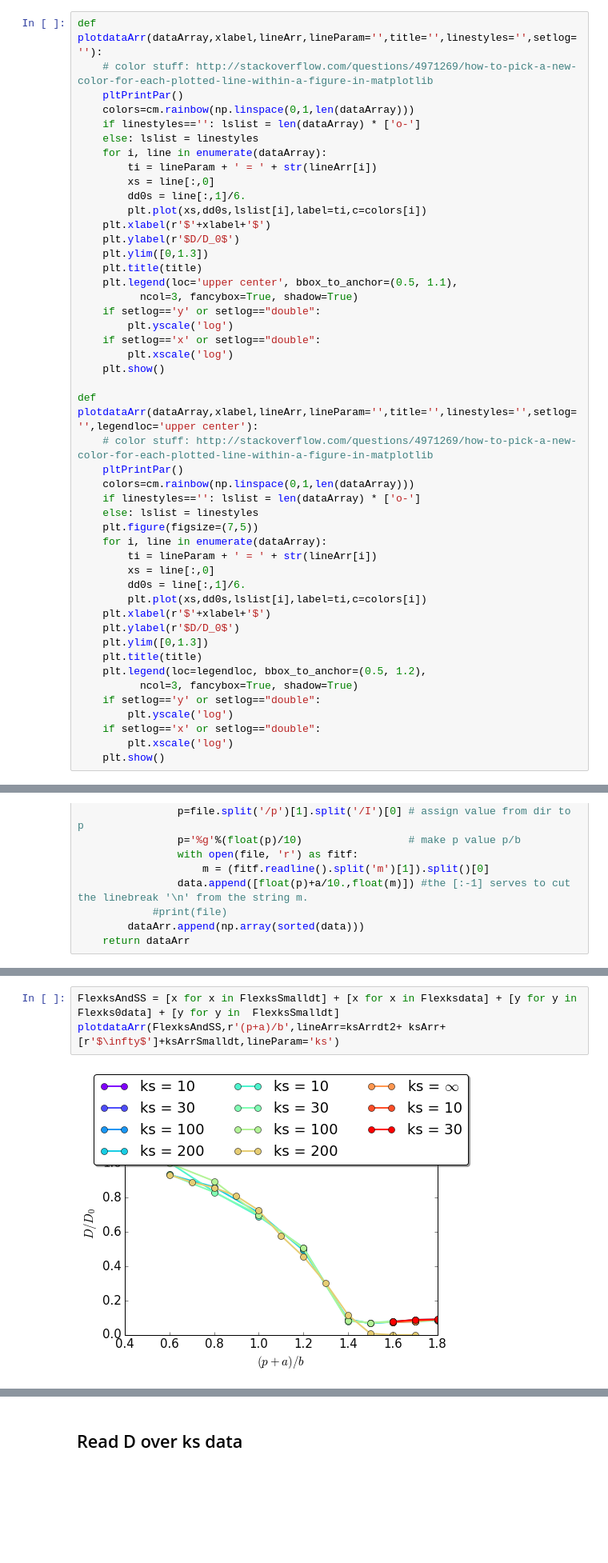
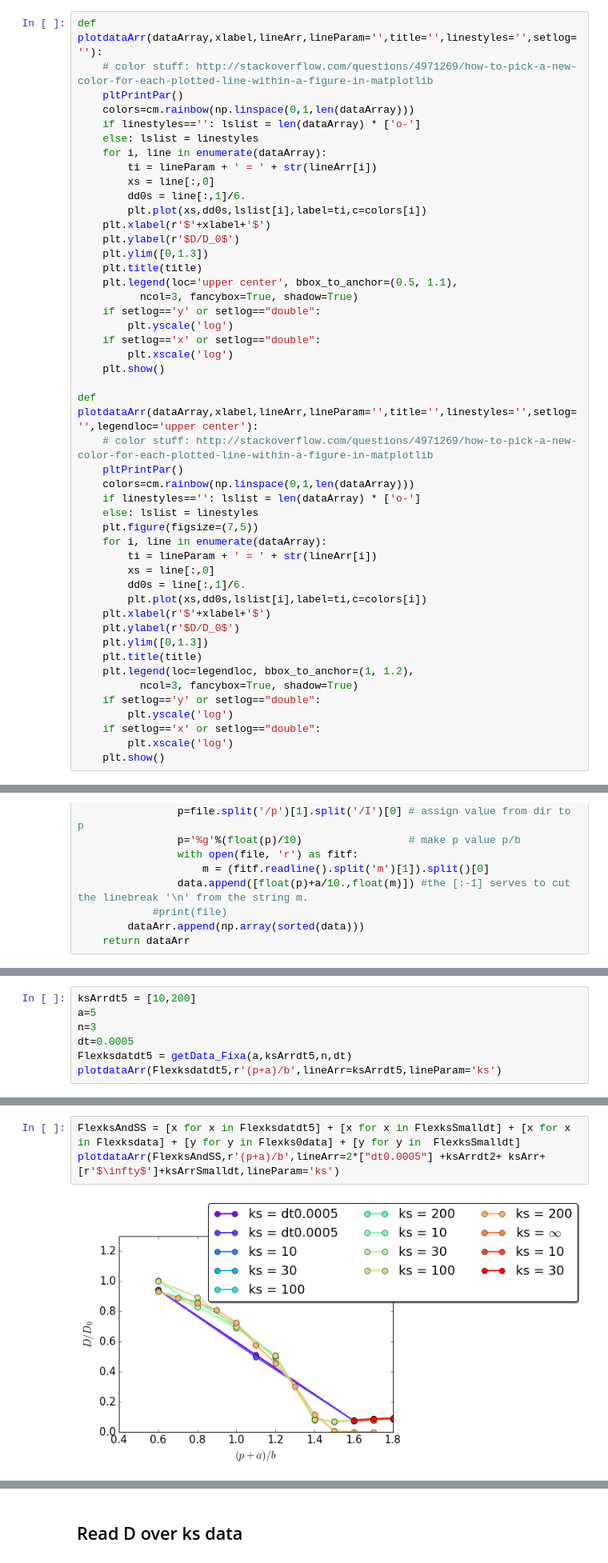
Before and after one commit to JohannHansing/iPythonNB, a Jupyter notebook: Flexible/Flexible.ipynb, the cells around one changed output, grey strips where cells are left out. Shown: that part at 80% size. Cells and saved outputs as stored; diff of their text form; blank space fills up the shorter version.

Commit message:
did some more evaluation for flexible, JasonData and Ranb

```diff
--- a/Flexible/Flexible.ipynb
+++ b/Flexible/Flexible.ipynb
@@ -55,7 +55,7 @@ def plotdataArr(dataArray,xlabel,lineArr,lineParam='',title='',linestyles='',set
     plt.ylabel(r'$D/D_0$')
     plt.ylim([0,1.3])
     plt.title(title)
-    plt.legend(loc=legendloc, bbox_to_anchor=(0.5, 1.2),
+    plt.legend(loc=legendloc, bbox_to_anchor=(1, 1.2),
           ncol=3, fancybox=True, shadow=True)
     if setlog=='y' or setlog=="double":
         plt.yscale('log')
@@ -228,0 +242,7 @@ plotdataArr(Flexks0data,r'(p+a)/b',lineArr=ks0Arr,lineParam='ks')
+# %%
+ksArrdt5 = [10,200]
+a=5
+n=3
+dt=0.0005
+Flexksdatdt5 = getData_Fixa(a,ksArrdt5,n,dt)
+plotdataArr(Flexksdatdt5,r'(p+a)/b',lineArr=ksArrdt5,lineParam='ks')
@@ -229,5 +251,5 @@ plotdataArr(Flexks0data,r'(p+a)/b',lineArr=ks0Arr,lineParam='ks')
 # %%
-FlexksAndSS = [x for x in FlexksSmalldt] + [x for x in Flexksdata] + [y for y in Flexks0data] + [y for y in  FlexksSmalldt]
-plotdataArr(FlexksAndSS,r'(p+a)/b',lineArr=ksArrdt2+ ksArr+[r'$\infty$']+ksArrSmalldt,lineParam='ks')
+FlexksAndSS = [x for x in Flexksdatdt5] + [x for x in FlexksSmalldt] + [x for x in Flexksdata] + [y for y in Flexks0data] + [y for y in  FlexksSmalldt]
+plotdataArr(FlexksAndSS,r'(p+a)/b',lineArr=2*["dt0.0005"] +ksArrdt2+ ksArr+[r'$\infty$']+ksArrSmalldt,lineParam='ks')
 # %% [output]
-[figure, old version]
+[figure, new version]
```
Also changed, not shown: parts of 10 cells of this notebook, 3 other files.
